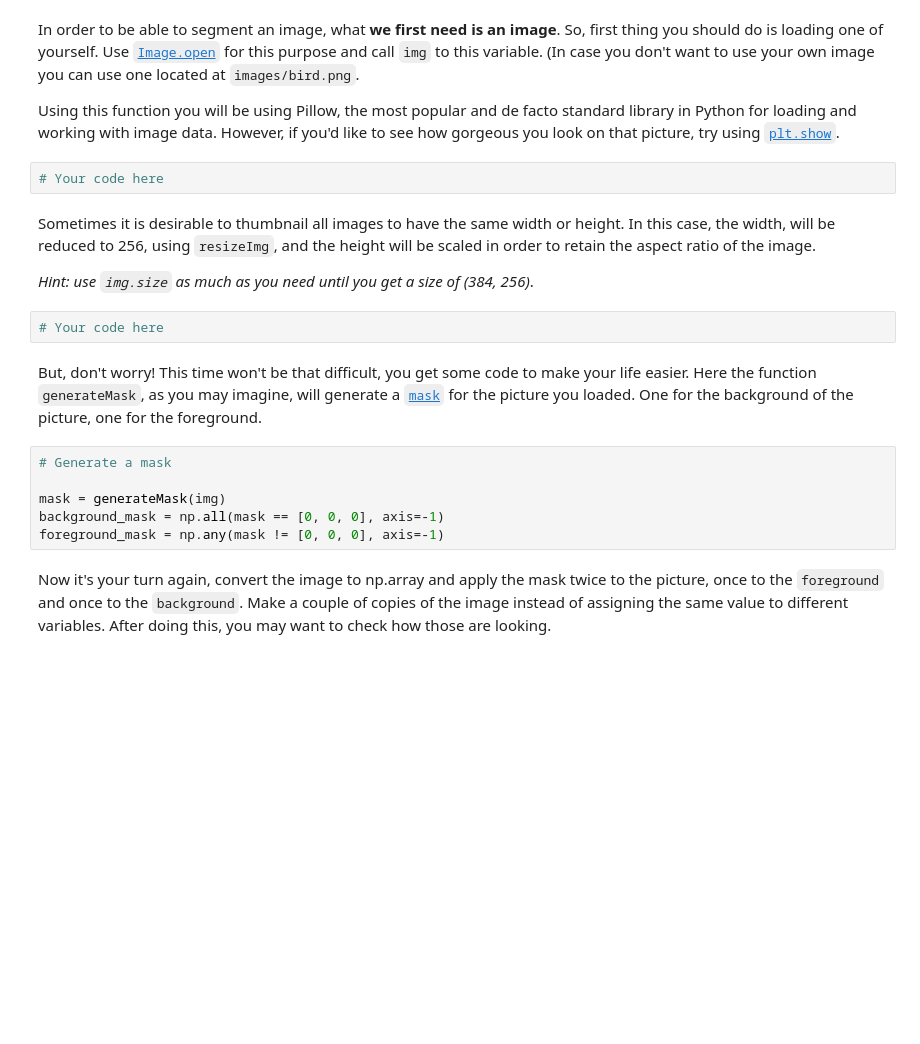
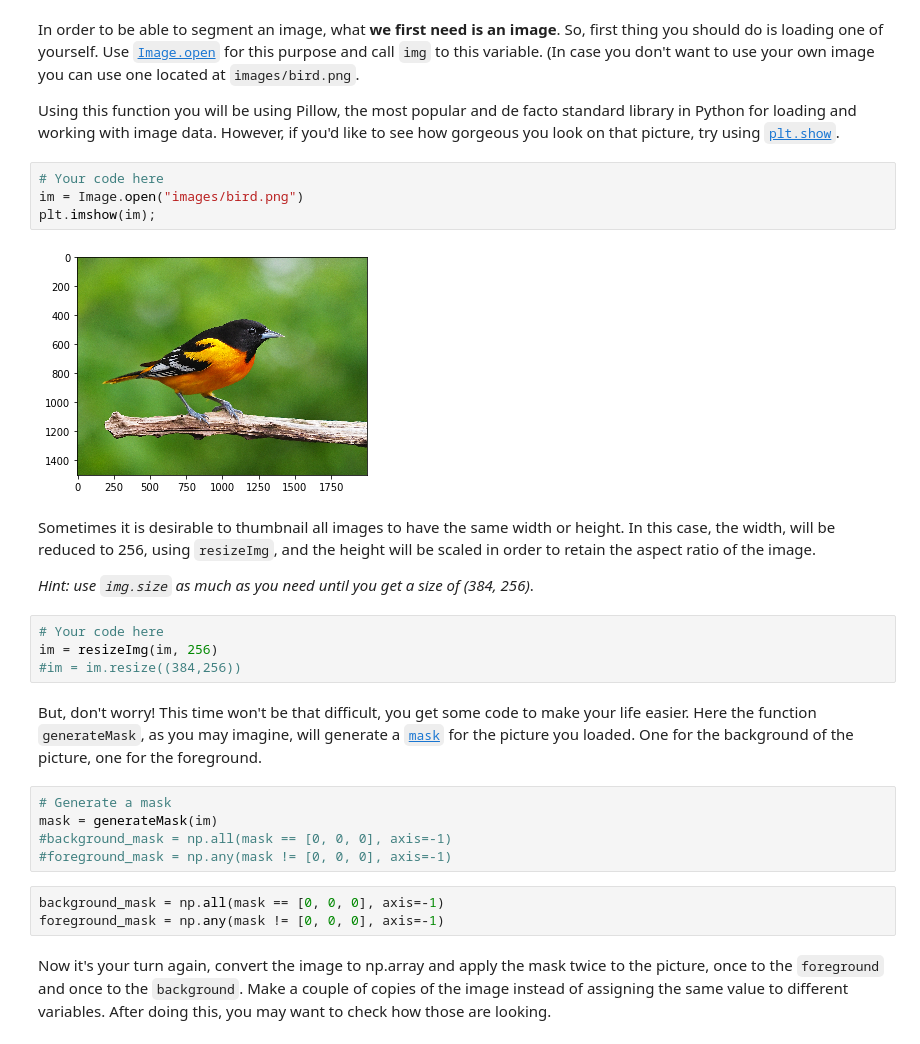
Before and after one commit to blancalluch/ImageSegmentation, a Jupyter notebook: main.ipynb, the cells around one changed output. Drawn from its saved outputs; the diff is of its cells as text; blank space fills up the shorter version.

```diff
--- a/main.ipynb
+++ b/main.ipynb
@@ -45,21 +48,29 @@ In order to be able to segment an image, what **we first need is an image**. So,
 Using this function you will be using Pillow, the most popular and de facto standard library in Python for loading and working with image data. However, if you'd like to see how gorgeous you look on that picture, try using [`plt.show`](https://matplotlib.org/api/_as_gen/matplotlib.pyplot.show.html).
 # %%
 # Your code here
+im = Image.open("images/bird.png")
+plt.imshow(im);
+# %% [output]
+[figure, added]
 # %% [markdown]
 Sometimes it is desirable to thumbnail all images to have the same width or height. In this case, the width, will be reduced to 256, using `resizeImg`, and the height will be scaled in order to retain the aspect ratio of the image.
 
 *Hint: use `img.size` as much as you need until you get a size of (384, 256)*.
 # %%
 # Your code here
+im = resizeImg(im, 256)
+#im = im.resize((384,256))
 # %% [markdown]
 But, don't worry! This time won't be that difficult, you get some code to make your life easier.
 Here the function `generateMask`, as you may imagine, will generate a [`mask`](http://www.xinapse.com/Manual/masking.html) for the picture you loaded. One for the background of the picture, one for the foreground.
 # %%
 # Generate a mask
-
-mask = generateMask(img)
-background_mask = np.all(mask == [0, 0, 0], axis=-1)
-foreground_mask = np.any(mask != [0, 0, 0], axis=-1)
+mask = generateMask(im)
+#background_mask = np.all(mask == [0, 0, 0], axis=-1)
+#foreground_mask = np.any(mask != [0, 0, 0], axis=-1)
+# %%
+background_mask = np.all(mask == [0, 0, 0], axis=-1)
+foreground_mask = np.any(mask != [0, 0, 0], axis=-1)
 # %% [markdown]
 Now it's your turn again, convert the image to np.array and apply the mask twice to the picture, once to the `foreground` and once to the `background`. Make a couple of copies of the image instead of assigning the same value to different variables. After doing this, you may want to check how those are looking.
 # %%
```
Also changed, not shown: parts of 13 cells of this notebook.
